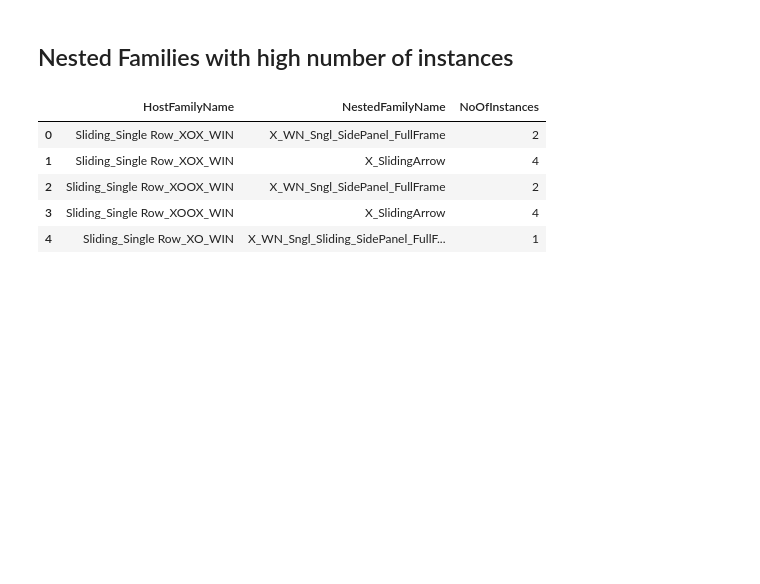
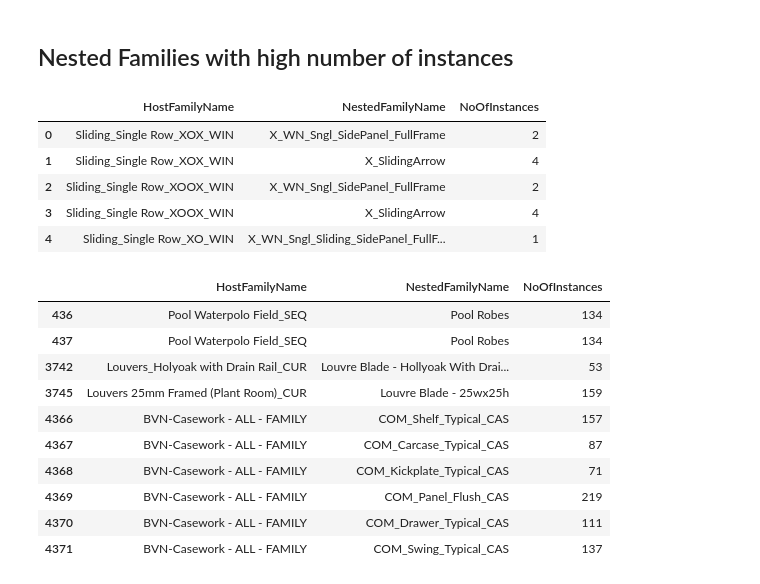
Before and after one commit to annisarivera/mastercontent, a Jupyter notebook: working/Master Content - FamilyHostandNested.ipynb, the cells around one changed output. Saved outputs shown, nothing was run; the diff lists cells and outputs as text; code cells hidden in the pictures; blank space fills up the shorter version.

Commit message:
added more to host and nest workbook

```diff
--- a/working/Master Content - FamilyHostandNested.ipynb
+++ b/working/Master Content - FamilyHostandNested.ipynb
@@ -230,6 +227,22 @@ instances.head()
 | 2 | Sliding_Single Row_XOOX_WIN | X_WN_Sngl_SidePanel_FullFrame | 2 |
 | 3 | Sliding_Single Row_XOOX_WIN | X_SlidingArrow | 4 |
 | 4 | Sliding_Single Row_XO_WIN | X_WN_Sngl_Sliding_SidePanel_FullF... | 1 |
+# %%
+high_instance = instances[instances.NoOfInstances>50]
+
+high_instance.head(10)
+# %% [output]
+|  | HostFamilyName | NestedFamilyName | NoOfInstances |
+| 436 | Pool Waterpolo Field_SEQ | Pool Robes | 134 |
+| 437 | Pool Waterpolo Field_SEQ | Pool Robes | 134 |
+| 3742 | Louvers_Holyoak with Drain Rail_CUR | Louvre Blade - Hollyoak With Drai... | 53 |
+| 3745 | Louvers 25mm Framed (Plant Room)_CUR | Louvre Blade - 25wx25h | 159 |
+| 4366 | BVN-Casework - ALL - FAMILY | COM_Shelf_Typical_CAS | 157 |
+| 4367 | BVN-Casework - ALL - FAMILY | COM_Carcase_Typical_CAS | 87 |
+| 4368 | BVN-Casework - ALL - FAMILY | COM_Kickplate_Typical_CAS | 71 |
+| 4369 | BVN-Casework - ALL - FAMILY | COM_Panel_Flush_CAS | 219 |
+| 4370 | BVN-Casework - ALL - FAMILY | COM_Drawer_Typical_CAS | 111 |
+| 4371 | BVN-Casework - ALL - FAMILY | COM_Swing_Typical_CAS | 137 |
 # %%
 instance_grouped = instances.groupby("HostFamilyName").agg(['count'])
 
```
Also changed, not shown: parts of 1 cell of this notebook.
